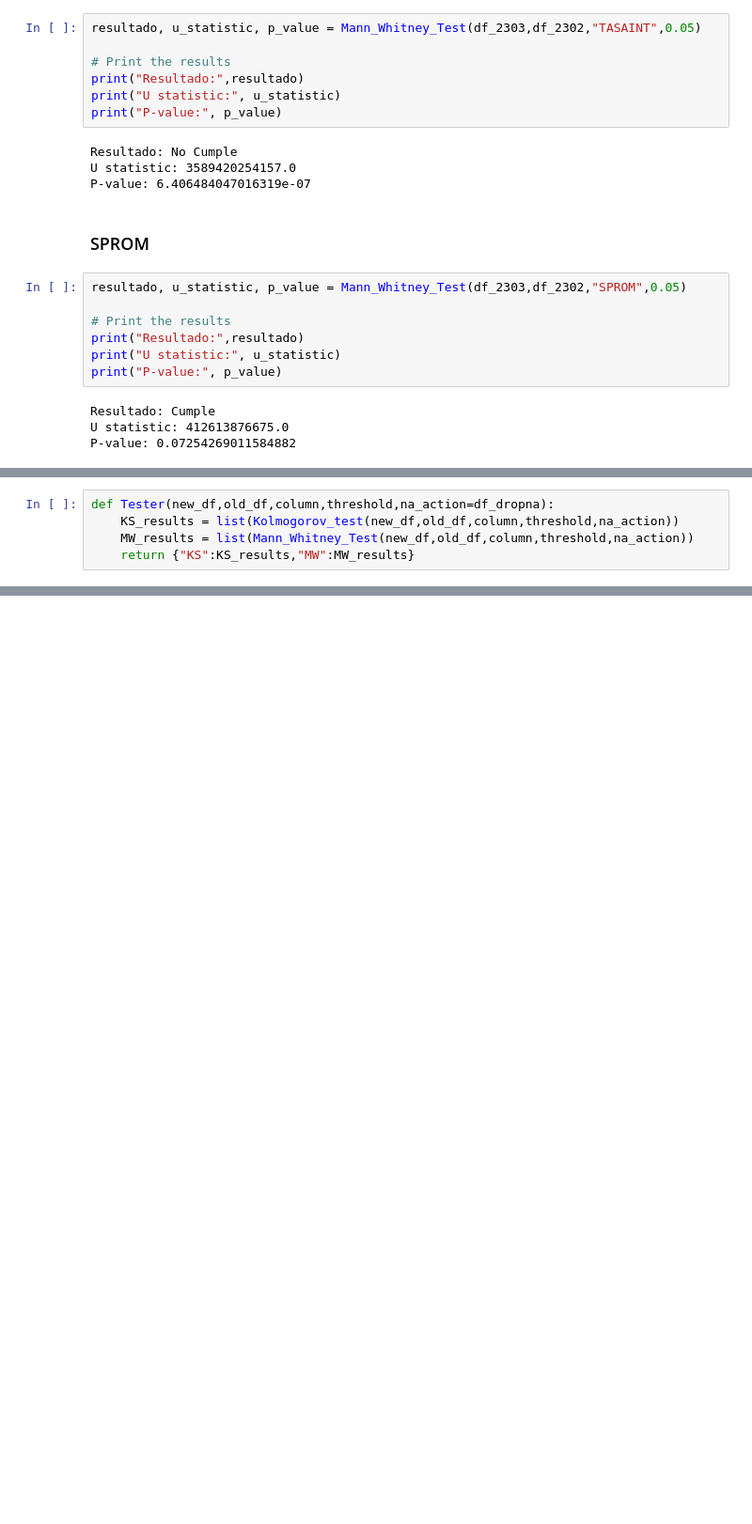
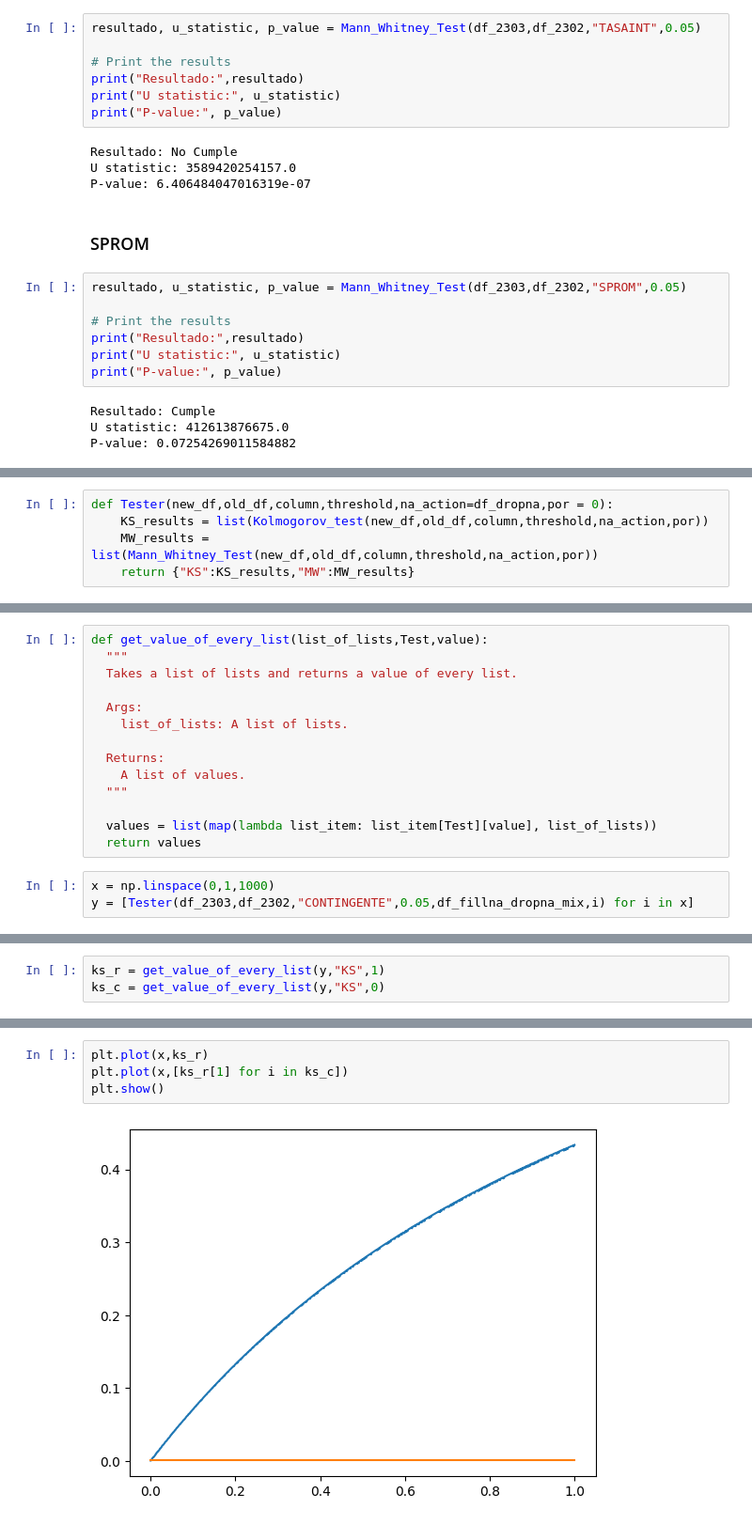
Before and after one commit to Danielggonzalez177/Proyecto-Capstone-IMT3500, a Jupyter notebook: Test_Distribuciones.ipynb, the cells around one changed output, grey strips where cells are left out. Shown at 94% size. Cells and saved outputs as stored; diff of their text form; blank space fills up the shorter version.

```diff
--- a/Test_Distribuciones.ipynb
+++ b/Test_Distribuciones.ipynb
@@ -278,6 +343,6 @@ P-value: 0.07254269011584882
 # %%
-def Tester(new_df,old_df,column,threshold,na_action=df_dropna):
-    KS_results = list(Kolmogorov_test(new_df,old_df,column,threshold,na_action))
-    MW_results = list(Mann_Whitney_Test(new_df,old_df,column,threshold,na_action))
+def Tester(new_df,old_df,column,threshold,na_action=df_dropna,por = 0):
+    KS_results = list(Kolmogorov_test(new_df,old_df,column,threshold,na_action,por))
+    MW_results = list(Mann_Whitney_Test(new_df,old_df,column,threshold,na_action,por))
     return {"KS":KS_results,"MW":MW_results}
 # %%
@@ -287,0 +353,17 @@ print(Tester(df_2303,df_2302,"TASAINT",0.05,df_dropna))
+# %%
+def get_value_of_every_list(list_of_lists,Test,value):
+  """
+  Takes a list of lists and returns a value of every list.
+
+  Args:
+    list_of_lists: A list of lists.
+
+  Returns:
+    A list of values.
+  """
+
+  values = list(map(lambda list_item: list_item[Test][value], list_of_lists))
+  return values
+# %%
+x = np.linspace(0,1,1000)
+y = [Tester(df_2303,df_2302,"CONTINGENTE",0.05,df_fillna_dropna_mix,i) for i in x]
@@ -287,0 +389,3 @@ print(Tester(df_2303,df_2302,"TASAINT",0.05,df_dropna))
+# %%
+ks_r = get_value_of_every_list(y,"KS",1)
+ks_c = get_value_of_every_list(y,"KS",0)
@@ -287,0 +420,6 @@ print(Tester(df_2303,df_2302,"TASAINT",0.05,df_dropna))
+# %%
+plt.plot(x,ks_r)
+plt.plot(x,[ks_r[1] for i in ks_c])
+plt.show()
+# %% [output]
+[figure, added]
```
Also changed, not shown: parts of 20 cells of this notebook.
